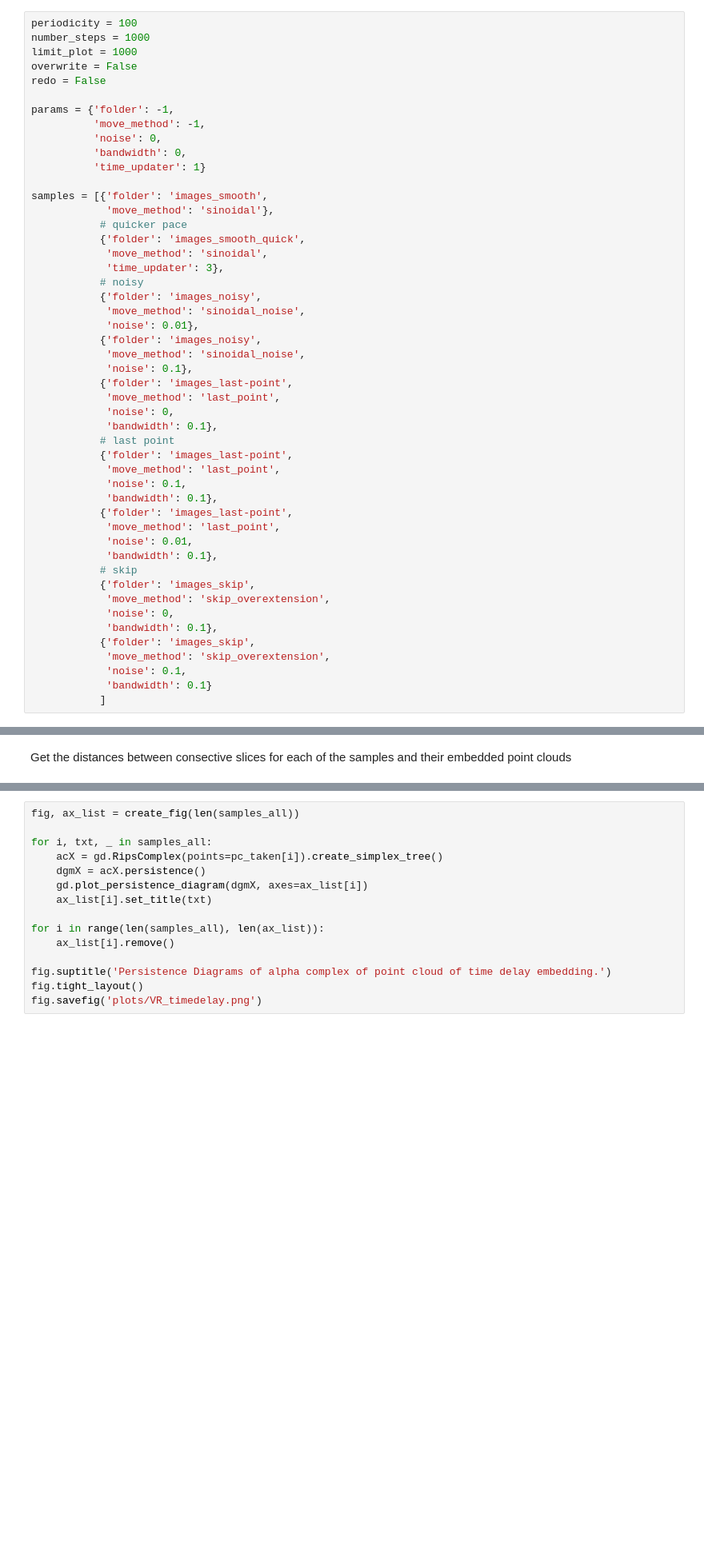
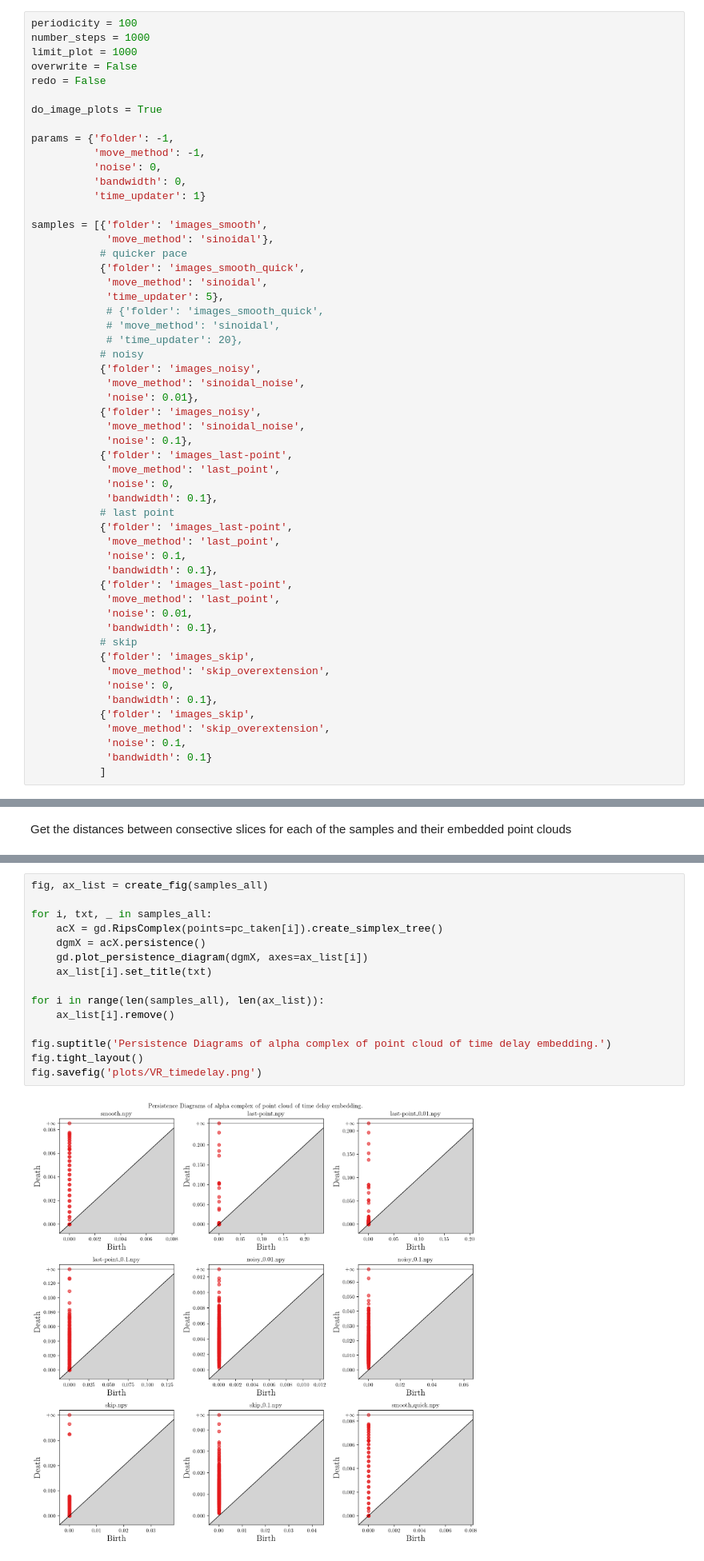
Before and after one commit to janfsenge/Knee_joint_simulation, a Jupyter notebook: knee_joints.ipynb, the cells around one changed output, grey strips where cells are left out. Shown at 80% size. Saved outputs shown, nothing was run; the diff lists cells and outputs as text; blank space fills up the shorter version.

```diff
--- a/knee_joints.ipynb
+++ b/knee_joints.ipynb
@@ -25,6 +25,8 @@ number_steps = 1000
 limit_plot = 1000
 overwrite = False
 redo = False
+
+do_image_plots = True
 
 params = {'folder': -1,
           'move_method': -1,
@@ -37,7 +39,10 @@ samples = [{'folder': 'images_smooth',
            # quicker pace
            {'folder': 'images_smooth_quick',
             'move_method': 'sinoidal',
-            'time_updater': 3},
+            'time_updater': 5},
+            # {'folder': 'images_smooth_quick',
+            # 'move_method': 'sinoidal',
+            # 'time_updater': 20},
            # noisy
            {'folder': 'images_noisy',
             'move_method': 'sinoidal_noise',
@@ -286,16 +299,18 @@ fig.savefig('plots/alpha_timedelay.png')
 # %%
-fig, ax_list = create_fig(len(samples_all))
+fig, ax_list = create_fig(samples_all)
 
 for i, txt, _ in samples_all:
     acX = gd.RipsComplex(points=pc_taken[i]).create_simplex_tree()
     dgmX = acX.persistence()
     gd.plot_persistence_diagram(dgmX, axes=ax_list[i])
     ax_list[i].set_title(txt)
 
 for i in range(len(samples_all), len(ax_list)):
     ax_list[i].remove()
 
 fig.suptitle('Persistence Diagrams of alpha complex of point cloud of time delay embedding.')
 fig.tight_layout()
 fig.savefig('plots/VR_timedelay.png')
+# %% [output]
+[figure, added]
 # %%
```
Also changed, not shown: parts of 11 cells of this notebook, 9 other files.
